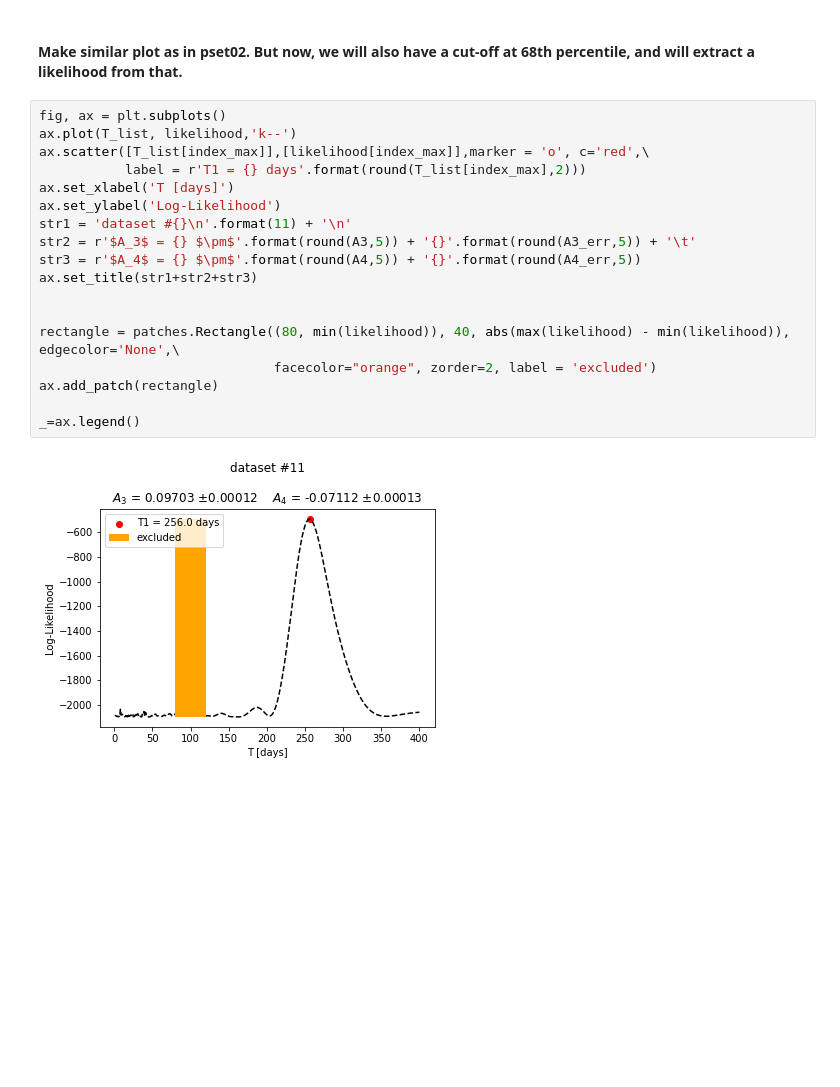
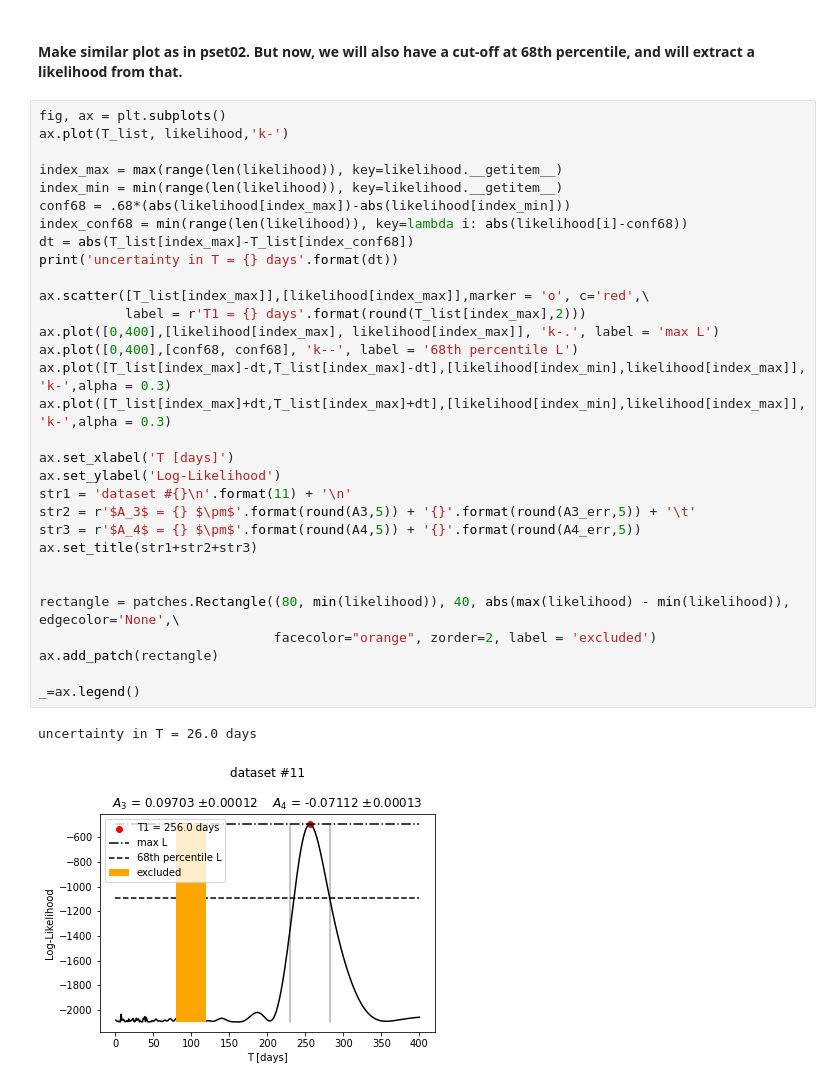
Before and after one commit to jabacousnac/Data-Science-for-Physics-Homework, a Jupyter notebook: pset03_MCMC_and_Uncertainty_Estimation.ipynb, the cells around one changed output. Cells and saved outputs as stored; diff of their text form; blank space fills up the shorter version.

Commit message:
Computed uncertainty of period in q2

```diff
--- a/pset03_MCMC_and_Uncertainty_Estimation.ipynb
+++ b/pset03_MCMC_and_Uncertainty_Estimation.ipynb
@@ -145,21 +143,35 @@ A4_err = np.sqrt(covar[1][1])*1e-3
 #### Make similar plot as in pset02. But now, we will also have a cut-off at 68th percentile, and will extract a likelihood from that.
 # %%
 fig, ax = plt.subplots()
-ax.plot(T_list, likelihood,'k--')
+ax.plot(T_list, likelihood,'k-')
+
+index_max = max(range(len(likelihood)), key=likelihood.__getitem__)
+index_min = min(range(len(likelihood)), key=likelihood.__getitem__)
+conf68 = .68*(abs(likelihood[index_max])-abs(likelihood[index_min]))
+index_conf68 = min(range(len(likelihood)), key=lambda i: abs(likelihood[i]-conf68))
+dt = abs(T_list[index_max]-T_list[index_conf68])
+print('uncertainty in T = {} days'.format(dt))
+
 ax.scatter([T_list[index_max]],[likelihood[index_max]],marker = 'o', c='red',\
            label = r'T1 = {} days'.format(round(T_list[index_max],2)))
+ax.plot([0,400],[likelihood[index_max], likelihood[index_max]], 'k-.', label = 'max L')
+ax.plot([0,400],[conf68, conf68], 'k--', label = '68th percentile L')
+ax.plot([T_list[index_max]-dt,T_list[index_max]-dt],[likelihood[index_min],likelihood[index_max]], 'k-',alpha = 0.3)
+ax.plot([T_list[index_max]+dt,T_list[index_max]+dt],[likelihood[index_min],likelihood[index_max]], 'k-',alpha = 0.3)
+
 ax.set_xlabel('T [days]')
 ax.set_ylabel('Log-Likelihood')
 str1 = 'dataset #{}\n'.format(11) + '\n'
 str2 = r'$A_3$ = {} $\pm$'.format(round(A3,5)) + '{}'.format(round(A3_err,5)) + '\t'
 str3 = r'$A_4$ = {} $\pm$'.format(round(A4,5)) + '{}'.format(round(A4_err,5))
 ax.set_title(str1+str2+str3)
 
 
 rectangle = patches.Rectangle((80, min(likelihood)), 40, abs(max(likelihood) - min(likelihood)), edgecolor='None',\
                               facecolor="orange", zorder=2, label = 'excluded')
 ax.add_patch(rectangle)
 
 _=ax.legend()
 # %% [output]
+uncertainty in T = 26.0 days
-[figure, old version]
+[figure, new version]
```
Also changed, not shown: parts of 1 cell of this notebook.
